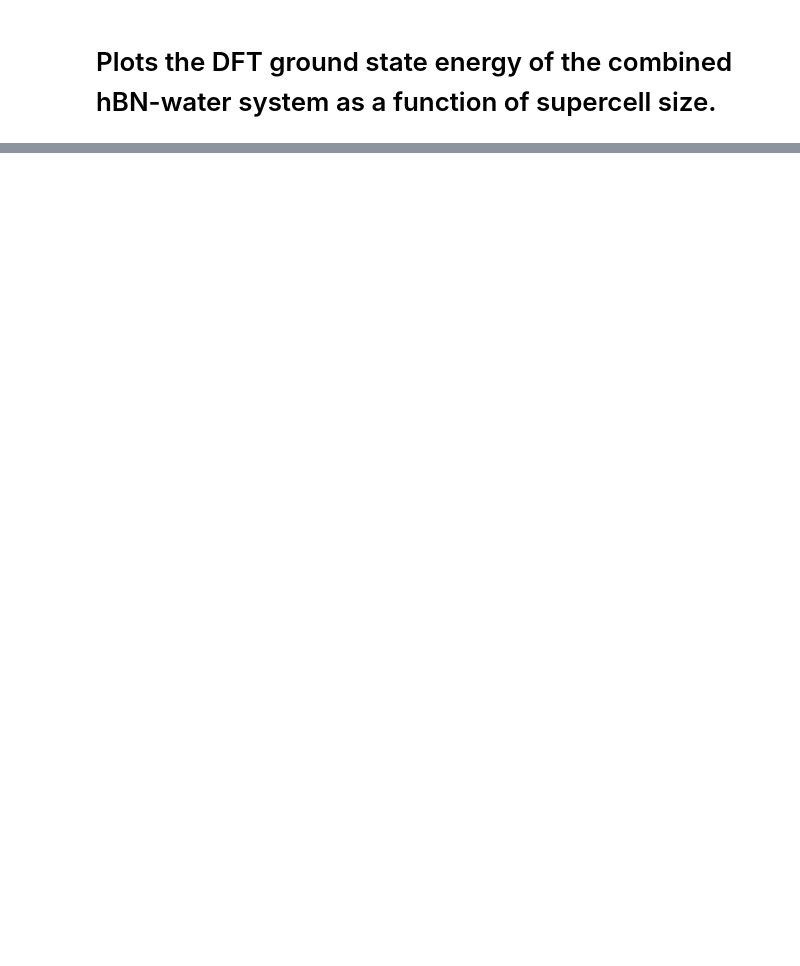
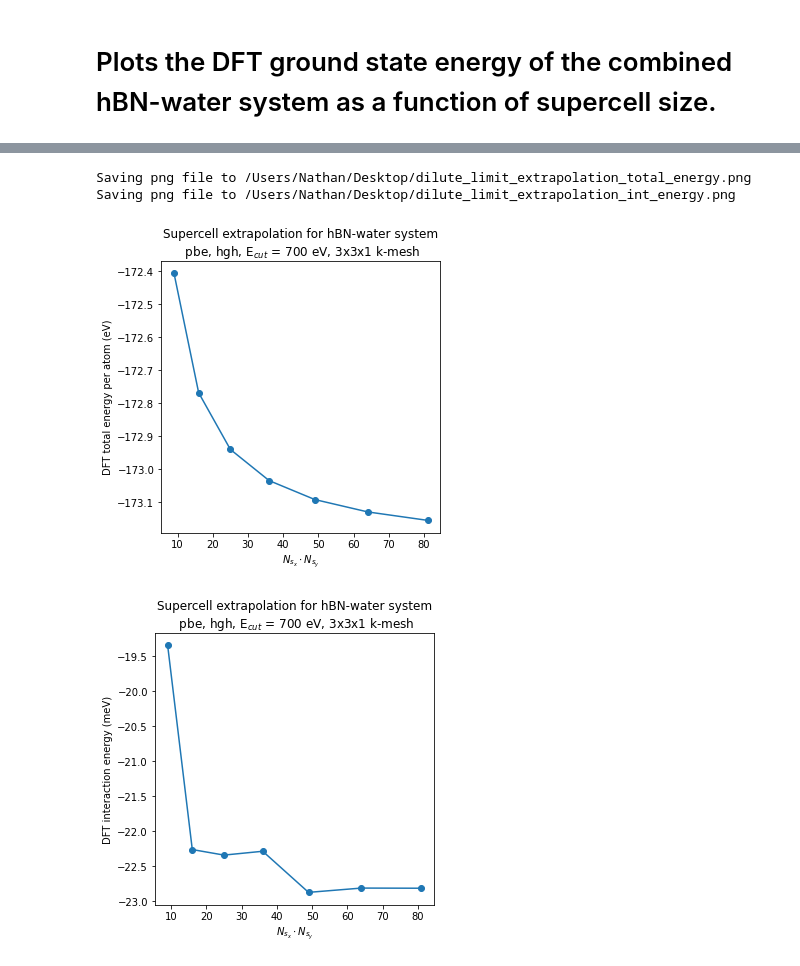
Before and after one commit to kkleiner1/hBN_water_interaction_from_dft, a Jupyter notebook: dft/extrapolations/supercell_extrapolation_analysis/plot_supercell_extrapolation.ipynb, the cells around one changed output, grey strips where cells are left out. Cells and saved outputs as stored; diff of their text form; code cells hidden in the pictures; blank space fills up the shorter version.

```diff
--- a/dft/extrapolations/supercell_extrapolation_analysis/plot_supercell_extrapolation.ipynb
+++ b/dft/extrapolations/supercell_extrapolation_analysis/plot_supercell_extrapolation.ipynb
@@ -70,0 +108,17 @@ plot_supercell_extrapolation(df)
+# %%
+ecp = "hgh"
+plot_sizes_above = 5
+df_to_plot = df[df.ecp == ecp].copy()
+supercell_sizes, int_energies = compute_int_energy(df_to_plot)
+for plot_int_energy in [False, True]:
+    plot_supercell_extrapolation(
+        df_to_plot[df_to_plot.supercell_size > plot_sizes_above],
+        supercell_sizes[supercell_sizes > plot_sizes_above],
+        int_energies[supercell_sizes > plot_sizes_above],
+        plot_int_energy=plot_int_energy,
+    )
+# %% [output]
+Saving png file to /Users/Nathan/Desktop/dilute_limit_extrapolation_total_energy.png
+Saving png file to /Users/Nathan/Desktop/dilute_limit_extrapolation_int_energy.png
+[figure, added]
+[figure, added]
```
Also changed, not shown: parts of 3 cells of this notebook, 1 other file.
